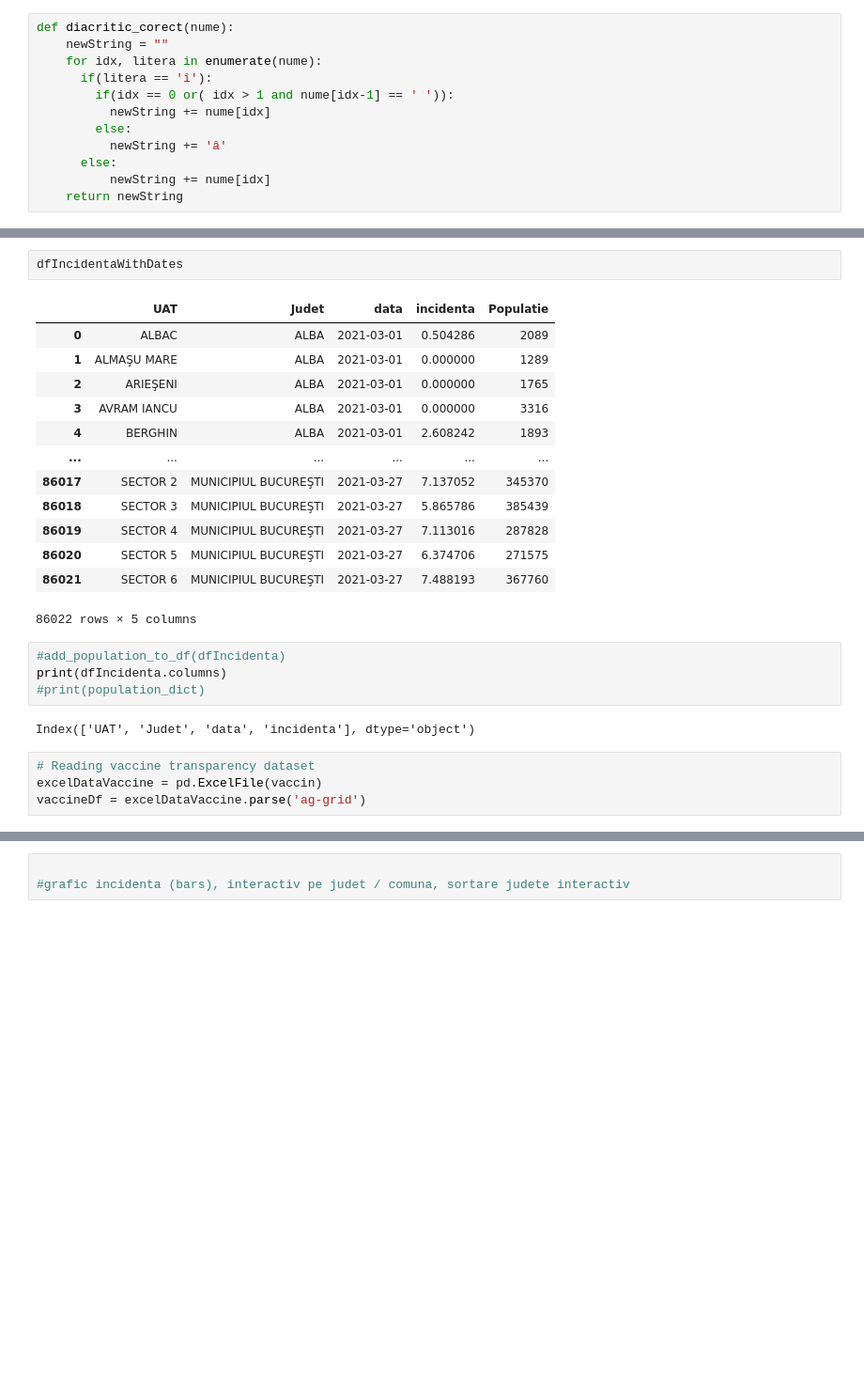
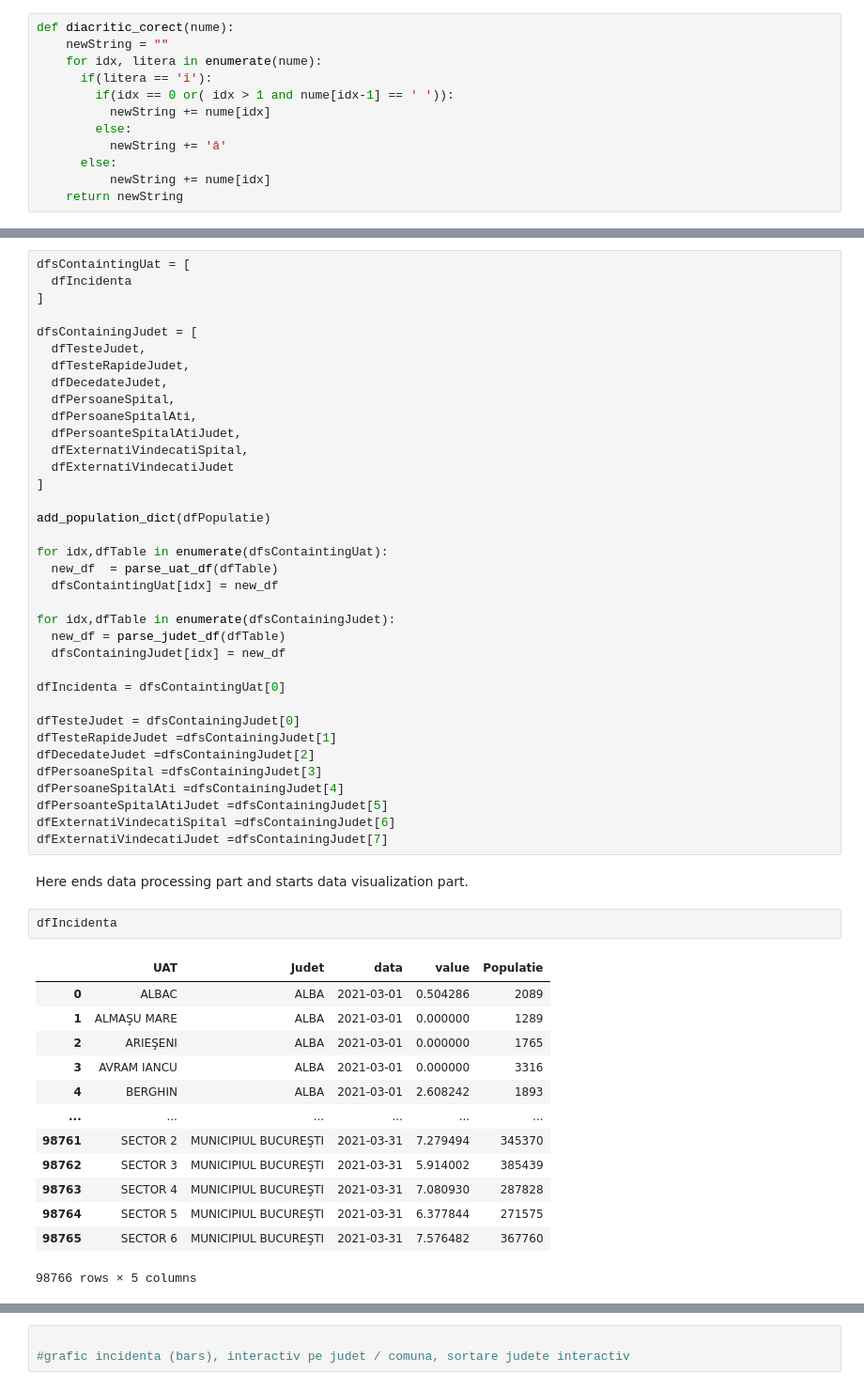
Before and after one commit to Eduard6421/CoronaLens, a Jupyter notebook: Data_Visualisation.ipynb, the cells around one changed output, grey strips where cells are left out. Shown at 94% size. Drawn from its saved outputs; the diff is of its cells as text; blank space fills up the shorter version.

```diff
--- a/Data_Visualisation.ipynb
+++ b/Data_Visualisation.ipynb
@@ -172,26 +215,54 @@ orasinsuratei
-# %%
-dfIncidentaWithDates
-# %% [output]
-|  | UAT | Judet | data | incidenta | Populatie |
-| 0 | ALBAC | ALBA | 2021-03-01 | 0.504286 | 2089 |
-| 1 | ALMAŞU MARE | ALBA | 2021-03-01 | 0.000000 | 1289 |
-| 2 | ARIEŞENI | ALBA | 2021-03-01 | 0.000000 | 1765 |
-| 3 | AVRAM IANCU | ALBA | 2021-03-01 | 0.000000 | 3316 |
-| 4 | BERGHIN | ALBA | 2021-03-01 | 2.608242 | 1893 |
-| ... | ... | ... | ... | ... | ... |
-| 86017 | SECTOR 2 | MUNICIPIUL BUCUREŞTI | 2021-03-27 | 7.137052 | 345370 |
-| 86018 | SECTOR 3 | MUNICIPIUL BUCUREŞTI | 2021-03-27 | 5.865786 | 385439 |
-| 86019 | SECTOR 4 | MUNICIPIUL BUCUREŞTI | 2021-03-27 | 7.113016 | 287828 |
-| 86020 | SECTOR 5 | MUNICIPIUL BUCUREŞTI | 2021-03-27 | 6.374706 | 271575 |
-| 86021 | SECTOR 6 | MUNICIPIUL BUCUREŞTI | 2021-03-27 | 7.488193 | 367760 |
-86022 rows × 5 columns
-# %%
-#add_population_to_df(dfIncidenta)
-print(dfIncidenta.columns)
-#print(population_dict)
-# %% [output]
-Index(['UAT', 'Judet', 'data', 'incidenta'], dtype='object')
-# %%
-# Reading vaccine transparency dataset
-excelDataVaccine = pd.ExcelFile(vaccin)
-vaccineDf = excelDataVaccine.parse('ag-grid')
+# %%
+dfsContaintingUat = [
+  dfIncidenta
+]
+
+dfsContainingJudet = [
+  dfTesteJudet,
+  dfTesteRapideJudet,
+  dfDecedateJudet,
+  dfPersoaneSpital,
+  dfPersoaneSpitalAti,
+  dfPersoanteSpitalAtiJudet,
+  dfExternatiVindecatiSpital,
+  dfExternatiVindecatiJudet
+]
+
+add_population_dict(dfPopulatie)
+
+for idx,dfTable in enumerate(dfsContaintingUat):
+  new_df  = parse_uat_df(dfTable)
+  dfsContaintingUat[idx] = new_df
+
+for idx,dfTable in enumerate(dfsContainingJudet):
+  new_df = parse_judet_df(dfTable)
+  dfsContainingJudet[idx] = new_df
+
+dfIncidenta = dfsContaintingUat[0]
+
+dfTesteJudet = dfsContainingJudet[0]
+dfTesteRapideJudet =dfsContainingJudet[1]
+dfDecedateJudet =dfsContainingJudet[2]
+dfPersoaneSpital =dfsContainingJudet[3]
+dfPersoaneSpitalAti =dfsContainingJudet[4]
+dfPersoanteSpitalAtiJudet =dfsContainingJudet[5]
+dfExternatiVindecatiSpital =dfsContainingJudet[6]
+dfExternatiVindecatiJudet =dfsContainingJudet[7]
+# %% [markdown]
+Here ends data processing part and starts data visualization part.
+# %%
+dfIncidenta
+# %% [output]
+|  | UAT | Judet | data | value | Populatie |
+| 0 | ALBAC | ALBA | 2021-03-01 | 0.504286 | 2089 |
+| 1 | ALMAŞU MARE | ALBA | 2021-03-01 | 0.000000 | 1289 |
+| 2 | ARIEŞENI | ALBA | 2021-03-01 | 0.000000 | 1765 |
+| 3 | AVRAM IANCU | ALBA | 2021-03-01 | 0.000000 | 3316 |
+| 4 | BERGHIN | ALBA | 2021-03-01 | 2.608242 | 1893 |
+| ... | ... | ... | ... | ... | ... |
+| 98761 | SECTOR 2 | MUNICIPIUL BUCUREŞTI | 2021-03-31 | 7.279494 | 345370 |
+| 98762 | SECTOR 3 | MUNICIPIUL BUCUREŞTI | 2021-03-31 | 5.914002 | 385439 |
+| 98763 | SECTOR 4 | MUNICIPIUL BUCUREŞTI | 2021-03-31 | 7.080930 | 287828 |
+| 98764 | SECTOR 5 | MUNICIPIUL BUCUREŞTI | 2021-03-31 | 6.377844 | 271575 |
+| 98765 | SECTOR 6 | MUNICIPIUL BUCUREŞTI | 2021-03-31 | 7.576482 | 367760 |
+98766 rows × 5 columns
```
Also changed, not shown: parts of 18 cells of this notebook.
